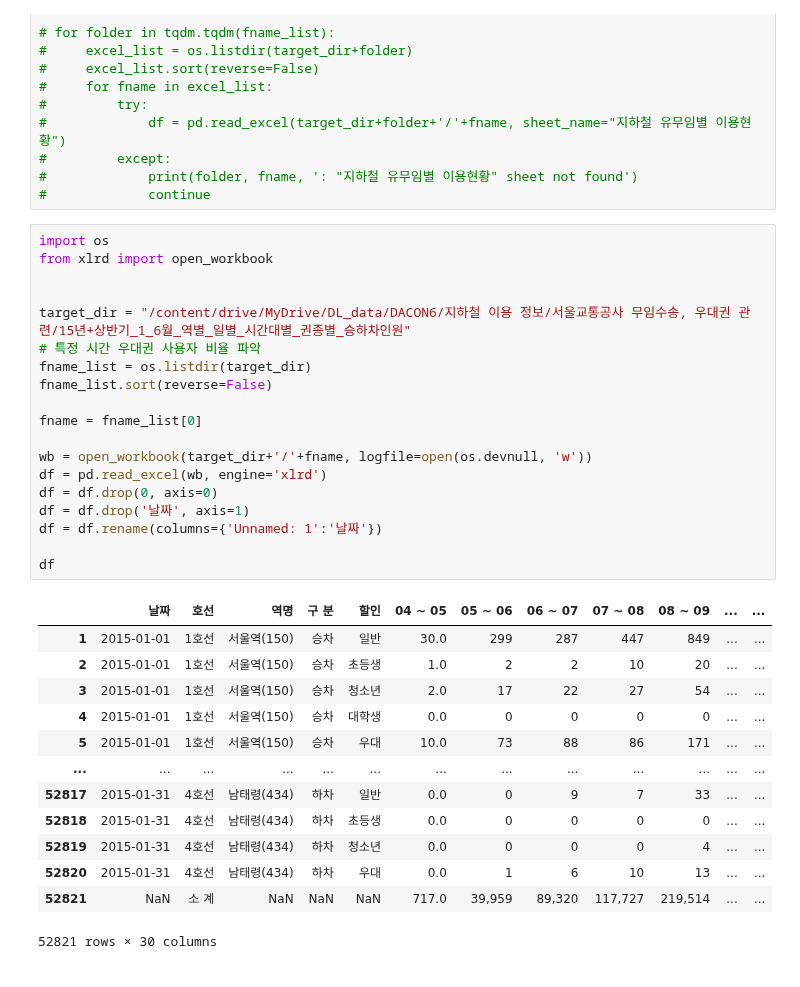
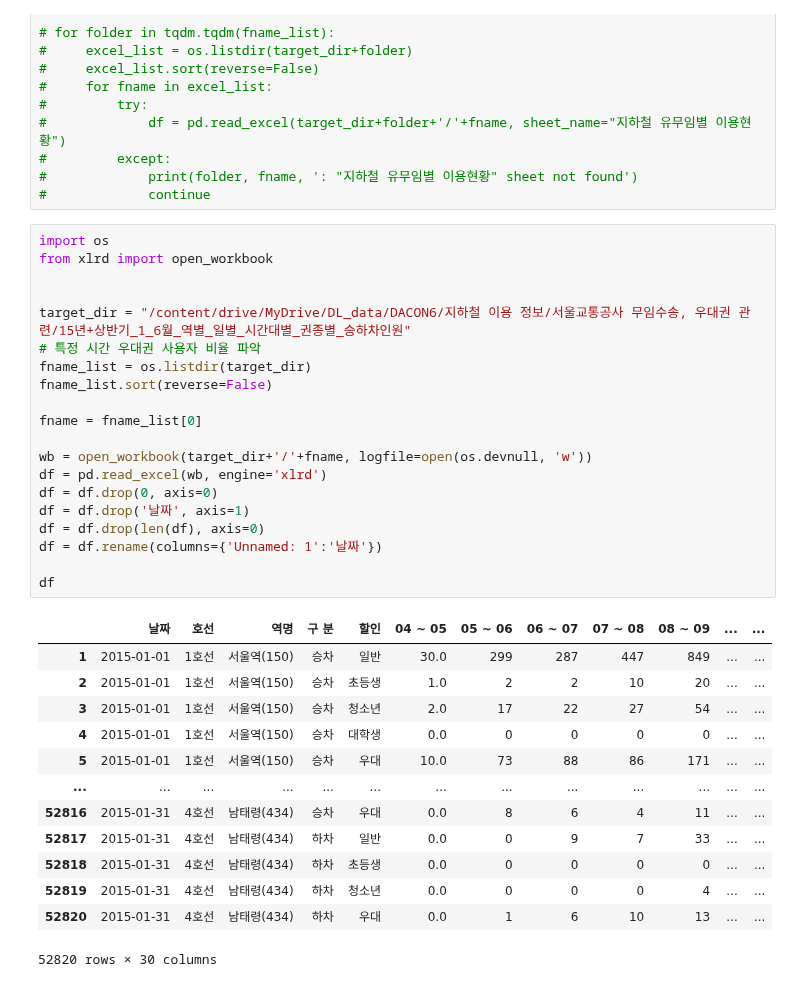
Before and after one commit to lg960214/DACON_Seoul_6, a Jupyter notebook: case_1.ipynb, the cells around one changed output. Cells and saved outputs as stored; diff of their text form.

```diff
--- a/case_1.ipynb
+++ b/case_1.ipynb
@@ -289,36 +289,37 @@ fname_list.sort(reverse=False)
 # %%
 import os
 from xlrd import open_workbook
 
 
 target_dir = "/content/drive/MyDrive/DL_data/DACON6/지하철 이용 정보/서울교통공사 무임수송, 우대권 관련/15년+상반기_1_6월_역별_일별_시간대별_권종별_승하차인원"
 # 특정 시간 우대권 사용자 비율 파악
 fname_list = os.listdir(target_dir)
 fname_list.sort(reverse=False)
 
 fname = fname_list[0]
 
 wb = open_workbook(target_dir+'/'+fname, logfile=open(os.devnull, 'w'))
 df = pd.read_excel(wb, engine='xlrd')
 df = df.drop(0, axis=0)
 df = df.drop('날짜', axis=1)
+df = df.drop(len(df), axis=0)
 df = df.rename(columns={'Unnamed: 1':'날짜'})
 
 df
 # %% [output]
 |  | 날짜 | 호선 | 역명 | 구 분 | 할인 | 04 ~ 05 | 05 ~ 06 | 06 ~ 07 | 07 ~ 08 | 08 ~ 09 | ... | ... |
 | 1 | 2015-01-01 | 1호선 | 서울역(150) | 승차 | 일반 | 30.0 | 299 | 287 | 447 | 849 | ... | ... |
 | 2 | 2015-01-01 | 1호선 | 서울역(150) | 승차 | 초등생 | 1.0 | 2 | 2 | 10 | 20 | ... | ... |
 | 3 | 2015-01-01 | 1호선 | 서울역(150) | 승차 | 청소년 | 2.0 | 17 | 22 | 27 | 54 | ... | ... |
 | 4 | 2015-01-01 | 1호선 | 서울역(150) | 승차 | 대학생 | 0.0 | 0 | 0 | 0 | 0 | ... | ... |
 | 5 | 2015-01-01 | 1호선 | 서울역(150) | 승차 | 우대 | 10.0 | 73 | 88 | 86 | 171 | ... | ... |
 | ... | ... | ... | ... | ... | ... | ... | ... | ... | ... | ... | ... | ... |
+| 52816 | 2015-01-31 | 4호선 | 남태령(434) | 승차 | 우대 | 0.0 | 8 | 6 | 4 | 11 | ... | ... |
 | 52817 | 2015-01-31 | 4호선 | 남태령(434) | 하차 | 일반 | 0.0 | 0 | 9 | 7 | 33 | ... | ... |
 | 52818 | 2015-01-31 | 4호선 | 남태령(434) | 하차 | 초등생 | 0.0 | 0 | 0 | 0 | 0 | ... | ... |
 | 52819 | 2015-01-31 | 4호선 | 남태령(434) | 하차 | 청소년 | 0.0 | 0 | 0 | 0 | 4 | ... | ... |
 | 52820 | 2015-01-31 | 4호선 | 남태령(434) | 하차 | 우대 | 0.0 | 1 | 6 | 10 | 13 | ... | ... |
-| 52821 | NaN | 소 계 | NaN | NaN | NaN | 717.0 | 39,959 | 89,320 | 117,727 | 219,514 | ... | ... |
-52821 rows × 30 columns
+52820 rows × 30 columns
 # %%
 col_list = list(df.columns[6:len(df.columns)-1])
 
```
Also changed, not shown: parts of 4 cells of this notebook.
